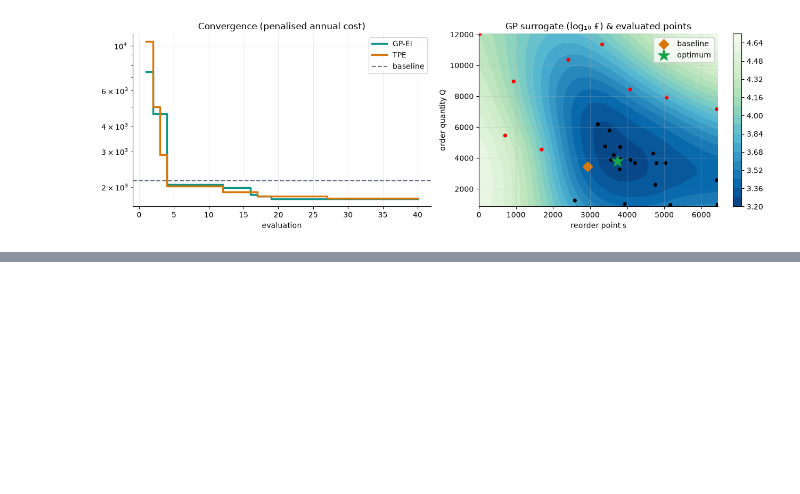
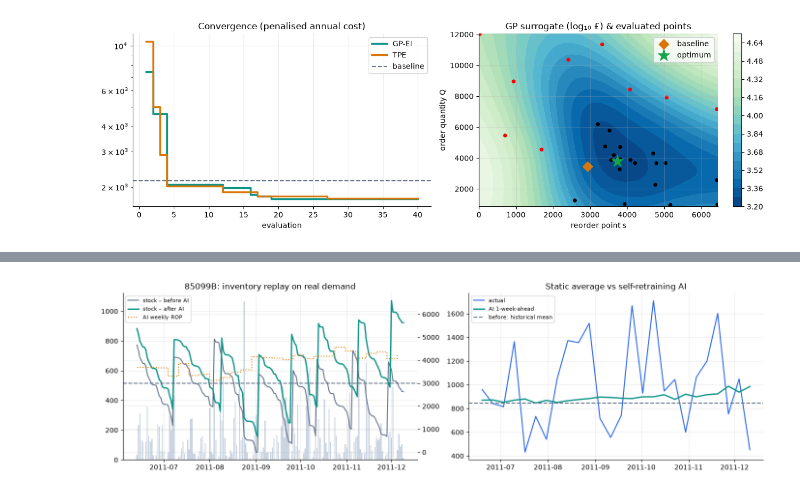
Before and after one commit to krish2105/Inventory-Management-AI-in-Operations, a Jupyter notebook: submissions/Laboratory Work 1/Krishna_Mathur_AS25DXB018_AI_in_Operations_Laboratory_Work_1.ipynb, the cells around one changed output, grey strips where cells are left out. Drawn from its saved outputs; the diff is of its cells as text; code cells hidden in the pictures; blank space fills up the shorter version.

```diff
--- a/submissions/Laboratory Work 1/Krishna_Mathur_AS25DXB018_AI_in_Operations_Laboratory_Work_1.ipynb
+++ b/submissions/Laboratory Work 1/Krishna_Mathur_AS25DXB018_AI_in_Operations_Laboratory_Work_1.ipynb
@@ -287,0 +302,18 @@ plt.colorbar(cs, ax=ax[1]); plt.tight_layout(); plt.savefig(FIG / 'fig_bayesopt.
+# %%
+from inventory_core import automation as A
+rf = ROOT / 'data/processed/ai_rolling_forecasts.csv'
+if rf.exists():
+    roll = pd.read_csv(rf, dtype={'sku': str}, parse_dates=['week']); rlog = pd.read_csv(ROOT / 'data/processed/ai_retrain_log.csv')
+else:   # ~2-3 min: walk-forward retraining for all SKUs
+    roll, rlog = A.rolling_ai_all(df, 26)
+seg = A.segment(df)
+BA, PATHS = A.before_after(df, roll, 0.95, 14, 4, seg=seg)
+dem = roll.actual.sum()
+w = roll.groupby('sku').actual.sum().reindex(BA.sku).values
+summary = pd.DataFrame({
+  'metric': ['Fill rate', 'Lost sales (units)', 'Stockout days', 'Total cost 26 wks (£)', 'Avg inventory value (£)', 'Forecast WAPE %'],
+  'Before AI': [1 - BA.before_units_short.sum()/dem, BA.before_units_short.sum(), BA.before_stockout_days.sum(), BA.before_total_cost.sum(), BA.before_inv_value.sum(), (BA.wape_before*w).sum()/dem],
+  'After AI':  [1 - BA.after_units_short.sum()/dem, BA.after_units_short.sum(), BA.after_stockout_days.sum(), BA.after_total_cost.sum(), BA.after_inv_value.sum(), (BA.wape_after*w).sum()/dem]})
+summary['change %'] = 100 * (summary['After AI'] / summary['Before AI'] - 1)
+display(summary.round(3))
+print(f"Automatic retrains: {len(rlog)} ({rlog.event.str.startswith('drift').sum()} drift-triggered, {int(rlog.switched.sum())} model switches). AI cheaper on {(BA.after_total_cost < BA.before_total_cost).sum()}/40 SKUs.")
@@ -287,0 +329,13 @@ plt.colorbar(cs, ax=ax[1]); plt.tight_layout(); plt.savefig(FIG / 'fig_bayesopt.
+# %%
+p = PATHS[SKU]
+fig, ax = plt.subplots(1, 2, figsize=(14, 4.2))
+ax[0].bar(p['dates'], p['daily'], color='#CBD5E1', label='actual daily demand')
+ax0 = ax[0].twinx(); ax0.plot(p['dates'], p['before'], color='#64748B', label='stock – before AI'); ax0.plot(p['dates'], p['after'], color='#0D9488', lw=2, label='stock – after AI')
+ax0.axhline(p['s_before'], color='#64748B', ls='--'); ax0.step(pd.to_datetime(p['weeks']) - pd.Timedelta(days=6), p['s_after'], where='post', color='#D97706', ls=':', label='AI weekly ROP')
+ax0.legend(fontsize=8, loc='upper left'); ax[0].set_title(f'{SKU}: inventory replay on real demand')
+r_ = roll[roll.sku == SKU]
+ax[1].plot(r_.week, r_.actual, color='#2563EB', label='actual'); ax[1].plot(r_.week, r_.forecast_1, color='#0D9488', lw=2, label='AI 1-week-ahead')
+ax[1].axhline(y.iloc[:-26].mean(), color='#64748B', ls='--', label='before: historical mean'); ax[1].legend(fontsize=8); ax[1].set_title('Static average vs self-retraining AI')
+plt.tight_layout(); plt.savefig(FIG / 'fig_before_after.png', dpi=160); plt.show()
+# %% [output]
+[figure, added]
```
Also changed, not shown: parts of 10 cells of this notebook, 13 other files.
